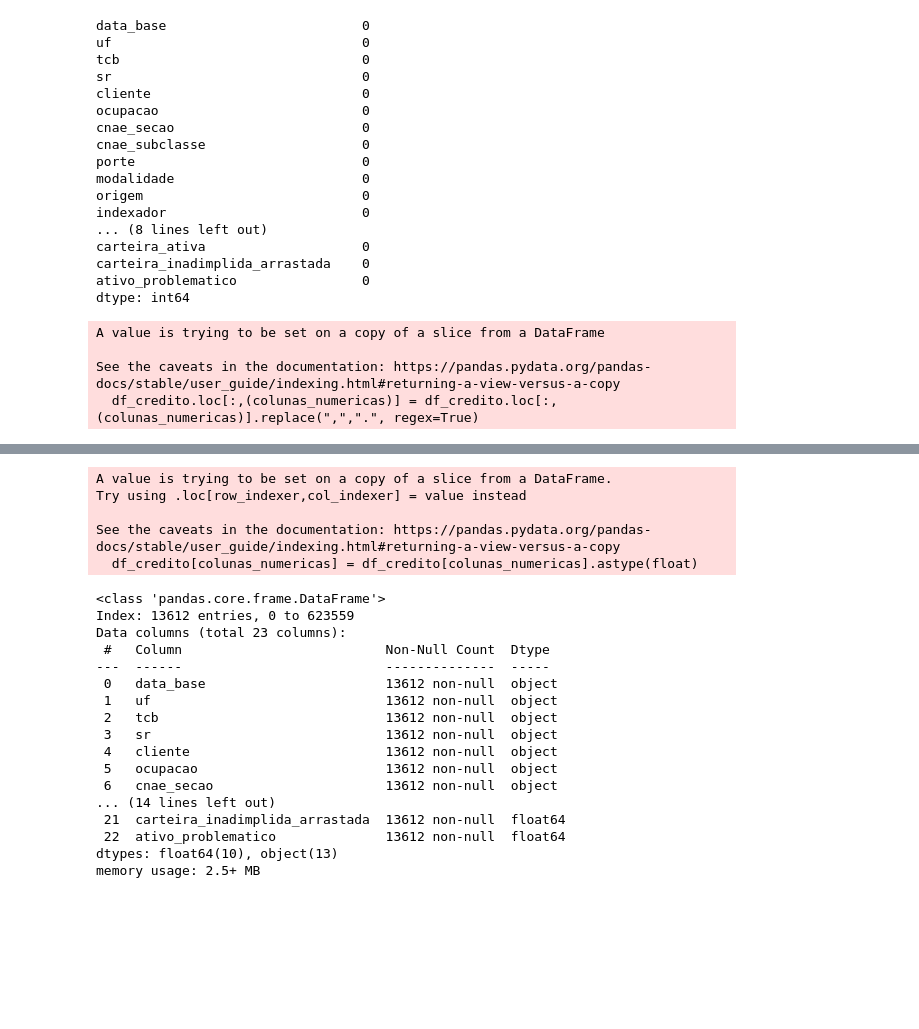
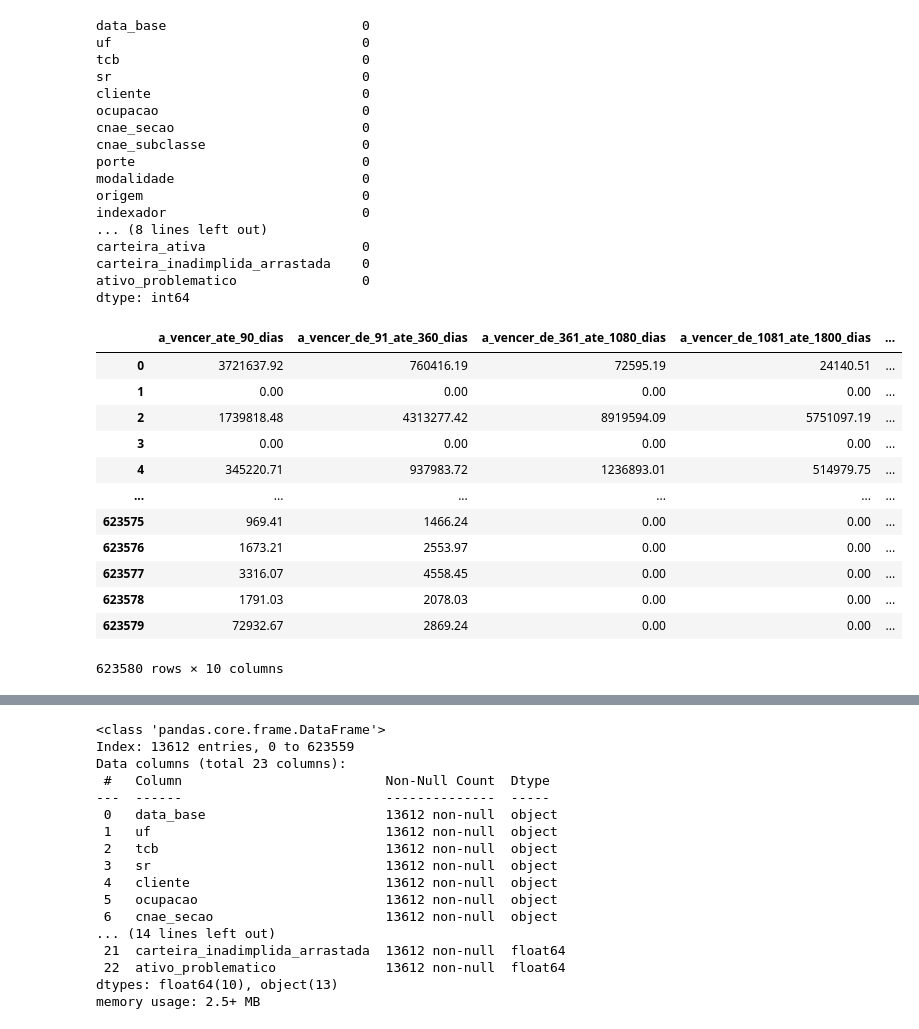
Before and after one commit to FranciniSantana/analise-scr-data, a Jupyter notebook: notebook/analise-exploratoria.ipynb, the cells around one changed output, grey strips where cells are left out. Cells and saved outputs as stored; diff of their text form; code cells hidden in the pictures; blank space fills up the shorter version.

Commit message:
correção erro SettingWithCopyWarning

```diff
--- a/notebook/analise-exploratoria.ipynb
+++ b/notebook/analise-exploratoria.ipynb
@@ -148,10 +148,3 @@ dtype: int64
 colunas_numericas = ['a_vencer_ate_90_dias','a_vencer_de_91_ate_360_dias','a_vencer_de_361_ate_1080_dias',
 'a_vencer_de_1081_ate_1800_dias','a_vencer_de_1801_ate_5400_dias','a_vencer_acima_de_5400_dias',
 'vencido_acima_de_15_dias','carteira_ativa','carteira_inadimplida_arrastada','ativo_problematico']
-
-df_credito.loc[:,(colunas_numericas)] = df_credito.loc[:,(colunas_numericas)].replace(",",".", regex=True)
-# %% [output]
-A value is trying to be set on a copy of a slice from a DataFrame
-
-See the caveats in the documentation: https://pandas.pydata.org/pandas-docs/stable/user_guide/indexing.html#returning-a-view-versus-a-copy
-  df_credito.loc[:,(colunas_numericas)] = df_credito.loc[:,(colunas_numericas)].replace(",",".", regex=True)
@@ -157,0 +153,18 @@ See the caveats in the documentation: https://pandas.pydata.org/pandas-docs/stab
+# %%
+df_copy = df.copy()
+# %%
+df_copy[colunas_numericas].apply(lambda x: x.replace(",",".",regex = True).astype(float))
+# %% [output]
+|  | a_vencer_ate_90_dias | a_vencer_de_91_ate_360_dias | a_vencer_de_361_ate_1080_dias | a_vencer_de_1081_ate_1800_dias | ... |
+| 0 | 3721637.92 | 760416.19 | 72595.19 | 24140.51 | ... |
+| 1 | 0.00 | 0.00 | 0.00 | 0.00 | ... |
+| 2 | 1739818.48 | 4313277.42 | 8919594.09 | 5751097.19 | ... |
+| 3 | 0.00 | 0.00 | 0.00 | 0.00 | ... |
+| 4 | 345220.71 | 937983.72 | 1236893.01 | 514979.75 | ... |
+| ... | ... | ... | ... | ... | ... |
+| 623575 | 969.41 | 1466.24 | 0.00 | 0.00 | ... |
+| 623576 | 1673.21 | 2553.97 | 0.00 | 0.00 | ... |
+| 623577 | 3316.07 | 4558.45 | 0.00 | 0.00 | ... |
+| 623578 | 1791.03 | 2078.03 | 0.00 | 0.00 | ... |
+| 623579 | 72932.67 | 2869.24 | 0.00 | 0.00 | ... |
+623580 rows × 10 columns
@@ -162,14 +177,6 @@ df_credito.head(2)
 | 0 | 2019-01-31 | AC | Bancário | S1 | PF | PF - Aposentado/pensionista | - | - | PF - Acima de 20 salários mínimos | ... |
 | 1 | 2019-01-31 | AC | Bancário | S1 | PF | PF - Aposentado/pensionista | - | - | PF - Acima de 20 salários mínimos | ... |
 2 rows × 23 columns
-# %%
-df_credito[colunas_numericas] = df_credito[colunas_numericas].astype(float)
-# %% [output]
-A value is trying to be set on a copy of a slice from a DataFrame.
-Try using .loc[row_indexer,col_indexer] = value instead
-
-See the caveats in the documentation: https://pandas.pydata.org/pandas-docs/stable/user_guide/indexing.html#returning-a-view-versus-a-copy
-  df_credito[colunas_numericas] = df_credito[colunas_numericas].astype(float)
 # %%
 df_credito.info()
 # %% [output]
```
Also changed, not shown: parts of 5 cells of this notebook.
